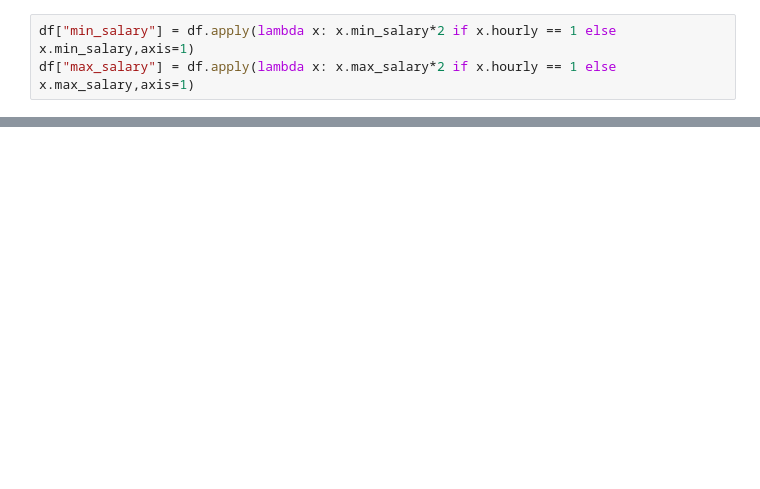
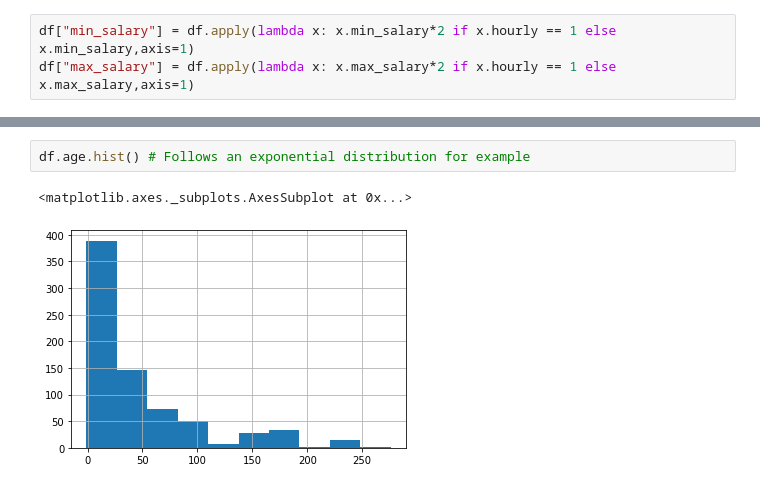
Before and after one commit to OisinB-2814/ds_sal_pred, a Jupyter notebook: data_cleaning.ipynb, the cells around one changed output, grey strips where cells are left out. Saved outputs shown, nothing was run; the diff lists cells and outputs as text; blank space fills up the shorter version.

```diff
--- a/data_cleaning.ipynb
+++ b/data_cleaning.ipynb
@@ -351,0 +213,5 @@ pd.read_csv('salary_data_cleaned.csv')
+# %%
+df.age.hist() # Follows an exponential distribution for example
+# %% [output]
+<matplotlib.axes._subplots.AxesSubplot at 0x...>
+[figure, added]
```
Also changed, not shown: parts of 75 cells of this notebook, 4 other files.
